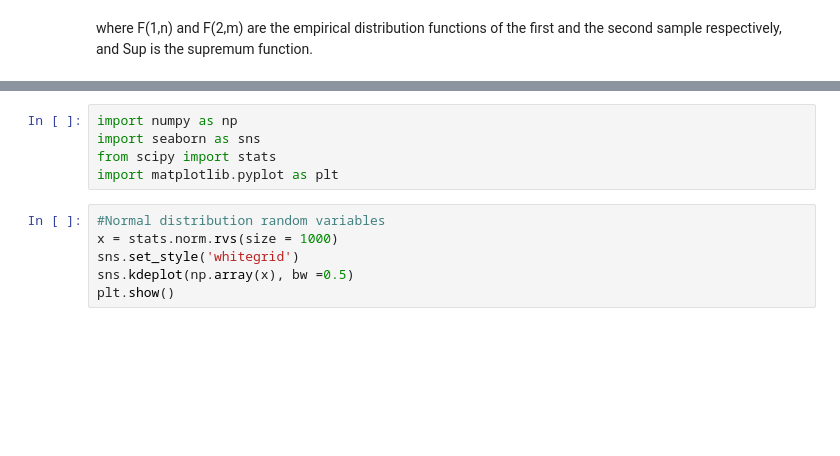
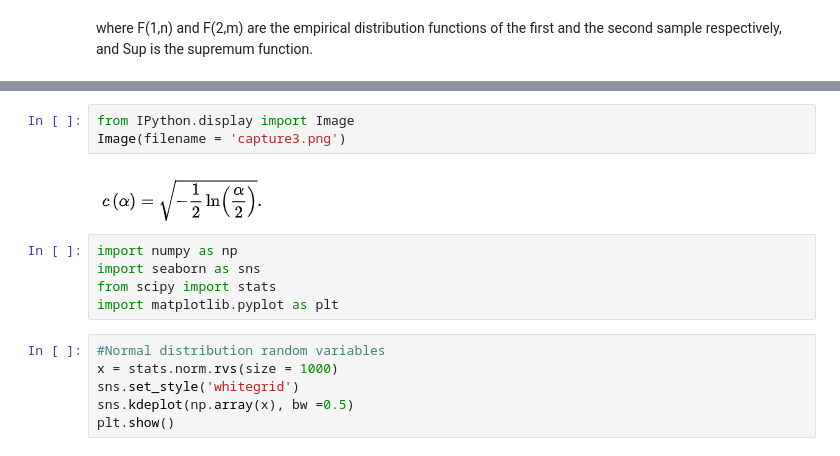
Before and after one commit to utksh/Probability-Statistics-for-Machine-Learning, a Jupyter notebook: K-S+Test.ipynb, the cells around one changed output, grey strips where cells are left out. Cells and saved outputs as stored; diff of their text form; blank space fills up the shorter version.

```diff
--- a/K-S+Test.ipynb
+++ b/K-S+Test.ipynb
@@ -28,3 +36,8 @@ Where **n** and **m** are the sizes of first and second sample respectively.<br>
+# %%
+from IPython.display import Image
+Image(filename = 'capture3.png')
+# %% [output]
+[figure, added]
 # %%
 import numpy as np
 import seaborn as sns
```
Also changed, not shown: parts of 8 cells of this notebook.
